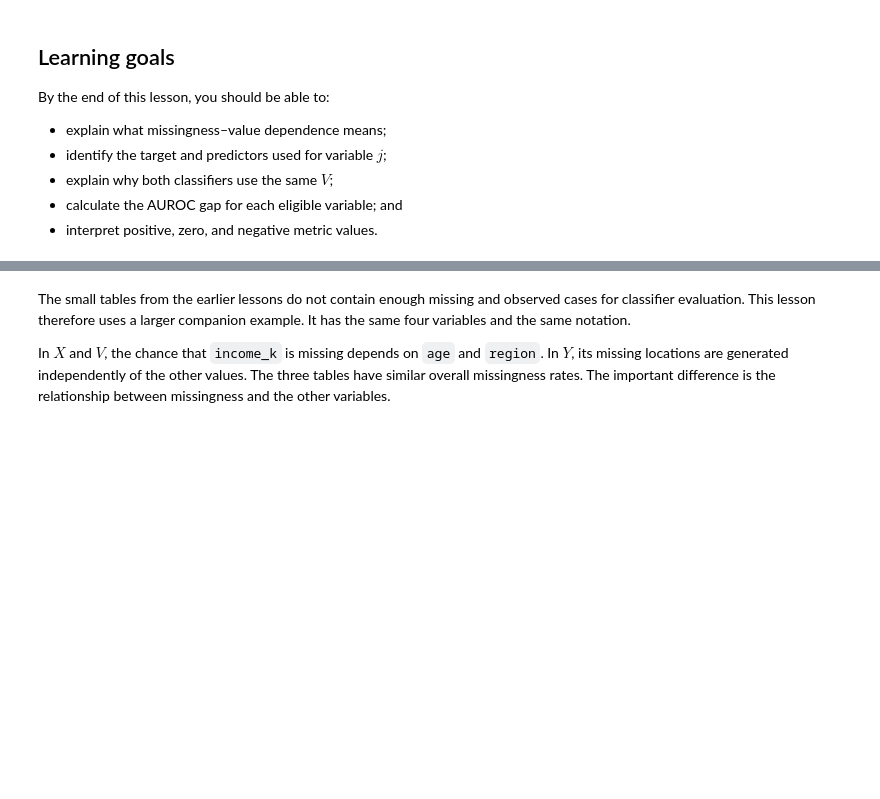
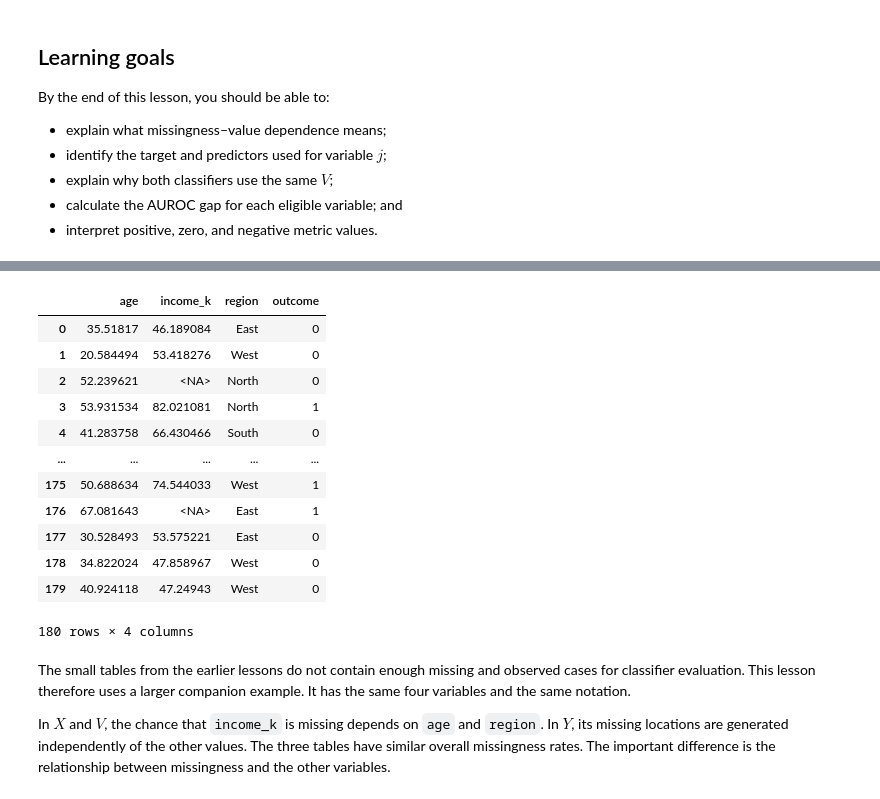
Before and after one commit to EulerLettersAI/math-to-code, a Jupyter notebook: lessons/tabular-dataset-comparison-metrics/6.0-missingness-fidelity-metric-dependence-gap.ipynb, the cells around one changed output, grey strips where cells are left out. Saved outputs shown, nothing was run; the diff lists cells and outputs as text; code cells hidden in the pictures; blank space fills up the shorter version.

```diff
--- a/lessons/tabular-dataset-comparison-metrics/6.0-missingness-fidelity-metric-dependence-gap.ipynb
+++ b/lessons/tabular-dataset-comparison-metrics/6.0-missingness-fidelity-metric-dependence-gap.ipynb
@@ -91,3 +100,19 @@ print(f"shape(M^V) = {M_V.shape}")
+# %%
+X
+# %% [output]
+|  | age | income_k | region | outcome |
+| 0 | 35.51817 | 46.189084 | East | 0 |
+| 1 | 20.584494 | 53.418276 | West | 0 |
+| 2 | 52.239621 | <NA> | North | 0 |
+| 3 | 53.931534 | 82.021081 | North | 1 |
+| 4 | 41.283758 | 66.430466 | South | 0 |
+| ... | ... | ... | ... | ... |
+| 175 | 50.688634 | 74.544033 | West | 1 |
+| 176 | 67.081643 | <NA> | East | 1 |
+| 177 | 30.528493 | 53.575221 | East | 0 |
+| 178 | 34.822024 | 47.858967 | West | 0 |
+| 179 | 40.924118 | 47.24943 | West | 0 |
+180 rows × 4 columns
 # %% [markdown]
 The small tables from the earlier lessons do not contain enough missing and observed cases for classifier evaluation. This lesson therefore uses a larger companion example. It has the same four variables and the same notation.
 
```
Also changed, not shown: parts of 8 cells of this notebook.
